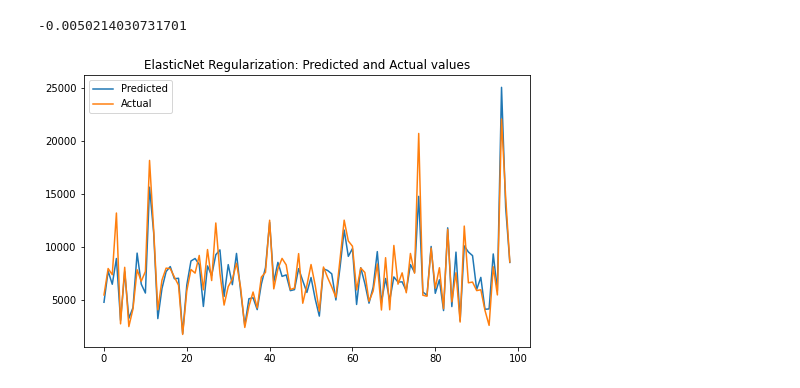
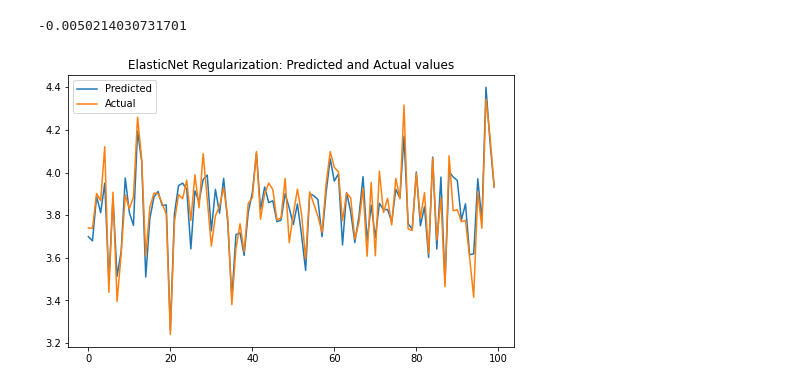
Before and after one commit to nihalhabeeb/Retail-Sales-Prediction, a Jupyter notebook: Retail_Sales_Prediction_Capstone_Project.ipynb, the cells around one changed output. Drawn from its saved outputs; the diff is of its cells as text; code cells hidden in the pictures.

```diff
--- a/Retail_Sales_Prediction_Capstone_Project.ipynb
+++ b/Retail_Sales_Prediction_Capstone_Project.ipynb
@@ -658,9 +658,9 @@ dataset[features].head()
 # %%
 # splitting the dataset into numpy arrays:
 # dataset of independent variables
-X = dataset[features].values
+X = dataset[features]
 # dependent variable dataset
-y = np.log10(dataset['Sales']).values
+y = np.log10(dataset['Sales'])
 # %%
 import math
 from sklearn.model_selection import train_test_split
@@ -942,7 +942,7 @@ from sklearn.linear_model import ElasticNet
 # %%
 # hyperparameter tuning and cross validation
 elasticnet = ElasticNet()
-parameters = {'alpha': [1e-15,1e-13,1e-10,1e-8,1e-5,1e-4,1e-3,1e-2,1e-1,1,5,10,20,30,40,45,50,55,60,100],'l1_ratio':[0.3,0.4,0.5,0.6,0.7,0.8]}
+parameters = {'alpha': [1e-15,1e-13,1e-10,1e-8,1e-5,1e-4,1e-3,1e-2],'l1_ratio':[0.5,0.6,0.7,0.8]}
 elastic_regression = GridSearchCV(elasticnet, parameters, scoring='neg_mean_squared_error',cv=3)
 # fitting model
 elastic_regression.fit(X_train, y_train)
@@ -968,13 +967,13 @@ y_train_pred_elastic = elastic_regression.predict(X_train)
 # %%
 # plotting predicted and actual values
 plt.figure(figsize=(8,5))
-plt.plot(10**(y_pred_elastic[1:100]))
-plt.plot(10**(y_test[1:100]))
+plt.plot(y_pred_elastic[:100])
+plt.plot(np.array(y_test[:100]))
 plt.legend(["Predicted","Actual"])
 plt.title("ElasticNet Regularization: Predicted and Actual values")
 plt.show()
 # %% [output]
-[figure, old version]
+[figure, new version]
 # %%
 # mean squared error of model on training dataset
 # comparison between actual sales and predicted sales
```
Also changed, not shown: parts of 31 cells of this notebook.
